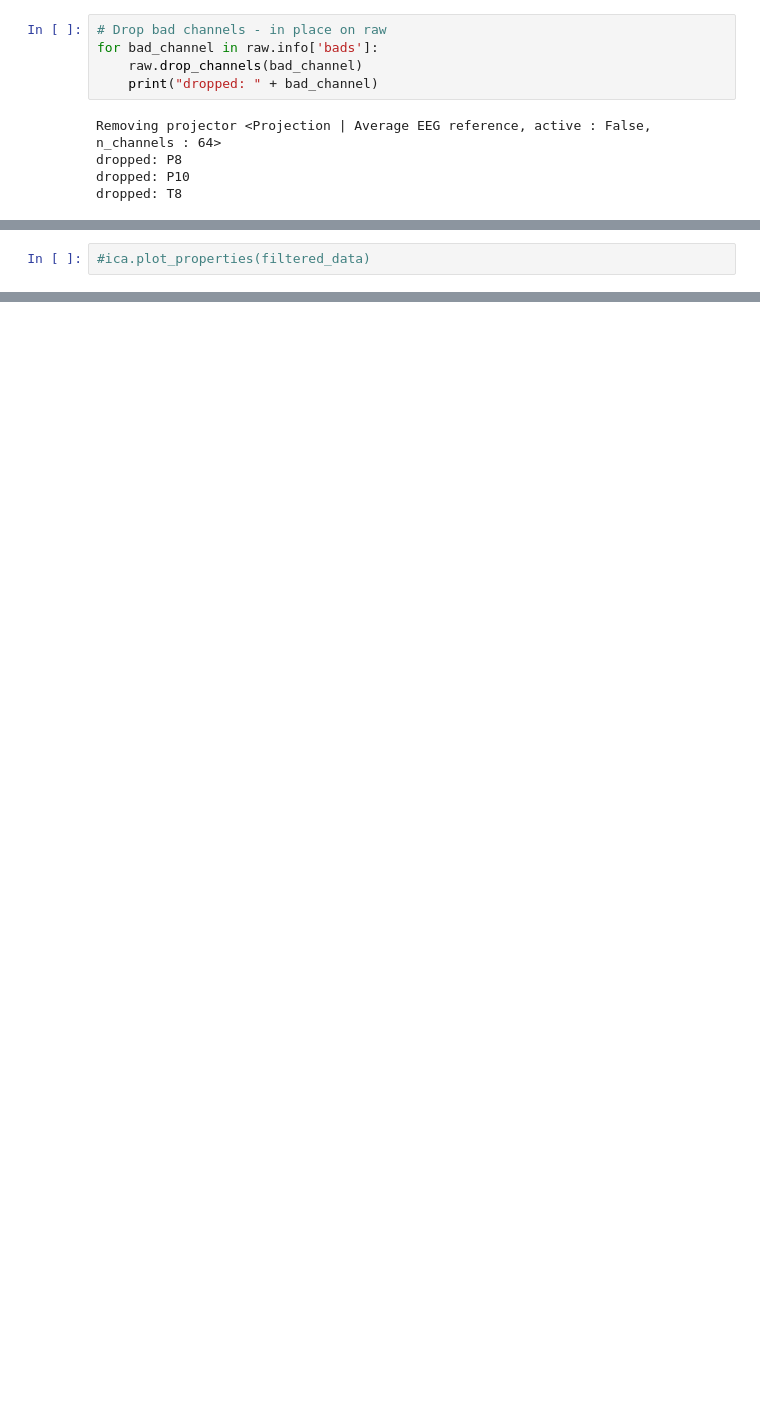
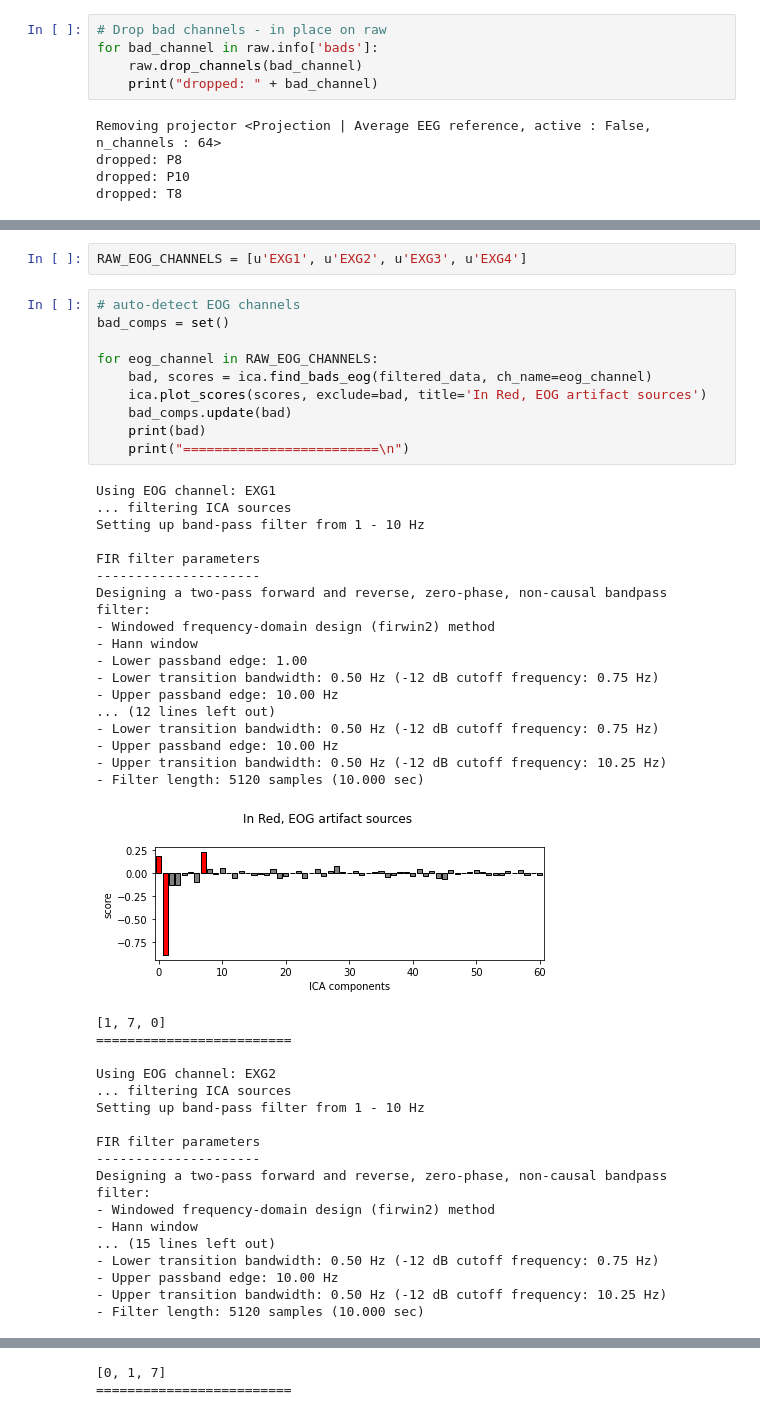
Before and after one commit to kelly-lo/COGS189-openmiir-Glissando-Goblins, a Jupyter notebook: Preprocessing.ipynb, the cells around one changed output, grey strips where cells are left out. Saved outputs shown, nothing was run; the diff lists cells and outputs as text; blank space fills up the shorter version.

Commit message:
ica exclude

```diff
--- a/Preprocessing.ipynb
+++ b/Preprocessing.ipynb
@@ -84,2 +106,48 @@ Selecting by non-zero PCA components: 61 components
-# %%
-#ica.plot_properties(filtered_data)
+# %%
+RAW_EOG_CHANNELS = [u'EXG1', u'EXG2', u'EXG3', u'EXG4']
+# %%
+# auto-detect EOG channels
+bad_comps = set()
+
+for eog_channel in RAW_EOG_CHANNELS:
+    bad, scores = ica.find_bads_eog(filtered_data, ch_name=eog_channel)
+    ica.plot_scores(scores, exclude=bad, title='In Red, EOG artifact sources')
+    bad_comps.update(bad)
+    print(bad)
+    print("=========================\n")
+# %% [output]
+Using EOG channel: EXG1
+... filtering ICA sources
+Setting up band-pass filter from 1 - 10 Hz
+
+FIR filter parameters
+---------------------
+Designing a two-pass forward and reverse, zero-phase, non-causal bandpass filter:
+- Windowed frequency-domain design (firwin2) method
+- Hann window
+- Lower passband edge: 1.00
+- Lower transition bandwidth: 0.50 Hz (-12 dB cutoff frequency: 0.75 Hz)
+- Upper passband edge: 10.00 Hz
+... (12 lines left out)
+- Lower transition bandwidth: 0.50 Hz (-12 dB cutoff frequency: 0.75 Hz)
+- Upper passband edge: 10.00 Hz
+- Upper transition bandwidth: 0.50 Hz (-12 dB cutoff frequency: 10.25 Hz)
+- Filter length: 5120 samples (10.000 sec)
+[figure, added]
+[1, 7, 0]
+=========================
+
+Using EOG channel: EXG2
+... filtering ICA sources
+Setting up band-pass filter from 1 - 10 Hz
+
+FIR filter parameters
+---------------------
+Designing a two-pass forward and reverse, zero-phase, non-causal bandpass filter:
+- Windowed frequency-domain design (firwin2) method
+- Hann window
+... (15 lines left out)
+- Lower transition bandwidth: 0.50 Hz (-12 dB cutoff frequency: 0.75 Hz)
+- Upper passband edge: 10.00 Hz
+- Upper transition bandwidth: 0.50 Hz (-12 dB cutoff frequency: 10.25 Hz)
+- Filter length: 5120 samples (10.000 sec)
@@ -85,0 +191,2 @@ Selecting by non-zero PCA components: 61 components
+[0, 1, 7]
+=========================
```
Also changed, not shown: parts of 10 cells of this notebook.
